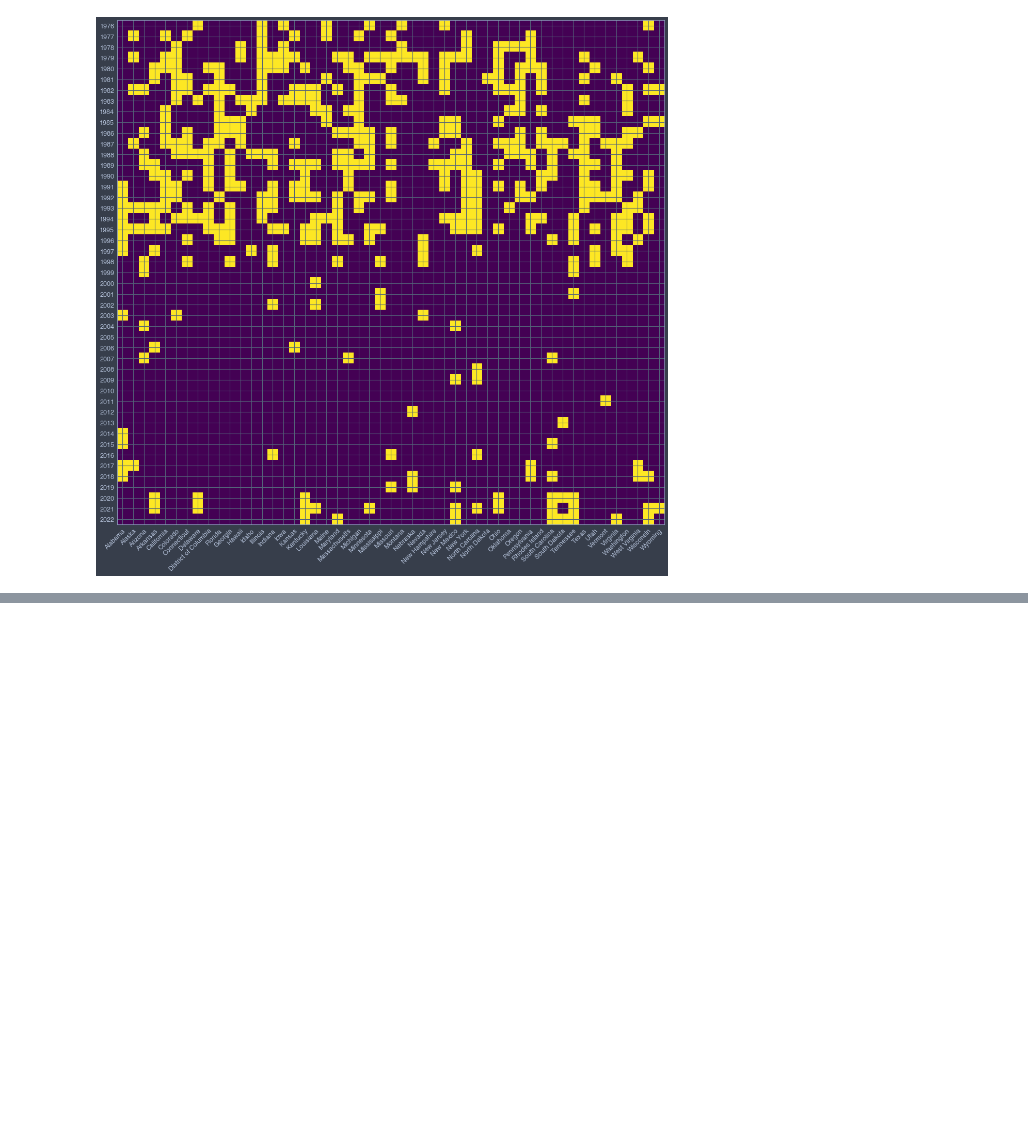
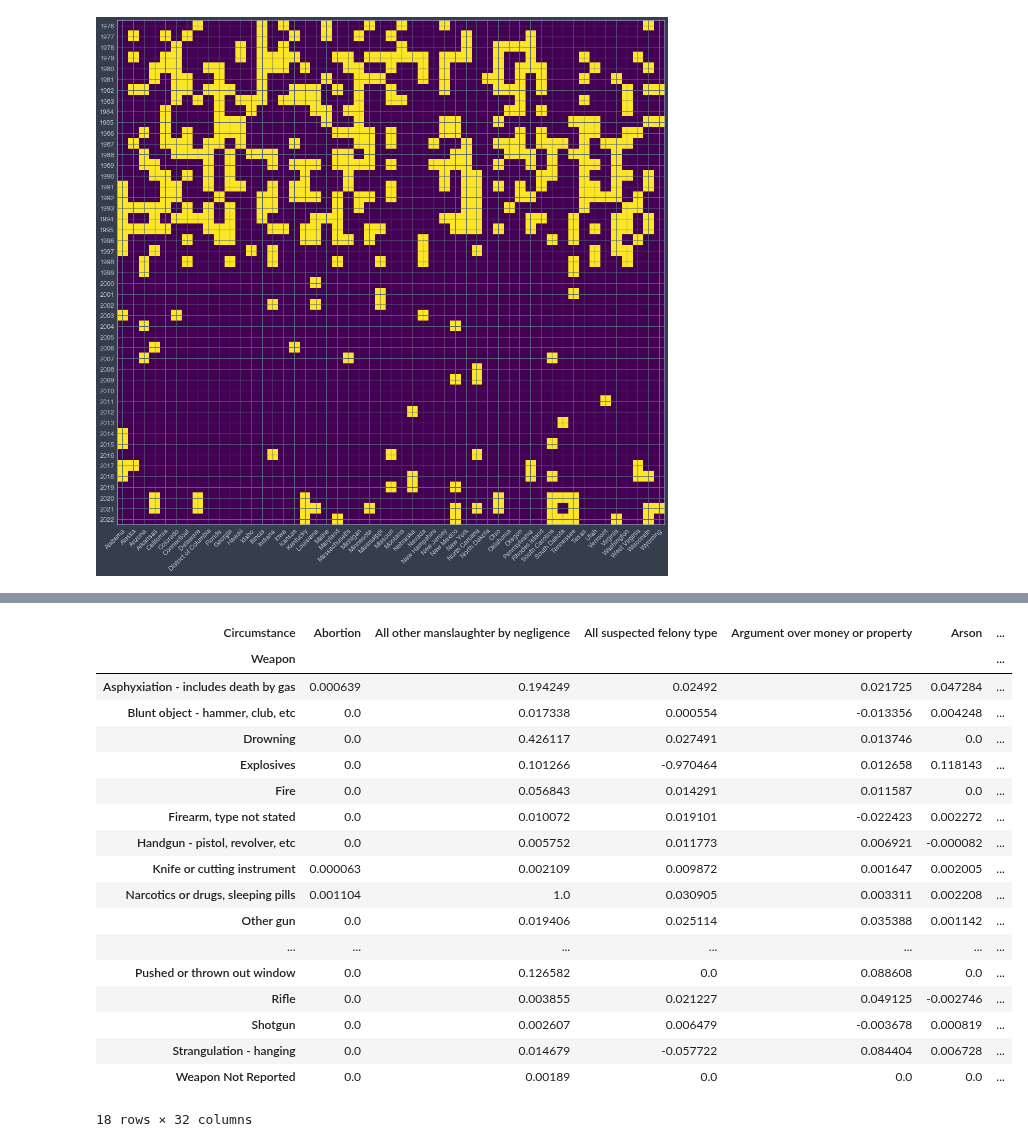
Before and after one commit to fadeeva/weird_projects, a Jupyter notebook: Serial_Killers/Outliers_in_Murder_Accountability_Project.ipynb, the cells around one changed output, grey strips where cells are left out. Drawn from its saved outputs; the diff is of its cells as text; code cells hidden in the pictures; blank space fills up the shorter version.

Commit message:
move weapons info to outliers

```diff
--- a/Serial_Killers/Outliers_in_Murder_Accountability_Project.ipynb
+++ b/Serial_Killers/Outliers_in_Murder_Accountability_Project.ipynb
@@ -356,0 +385,3 @@ plt.setp(ax.get_xticklabels(), rotation=45, ha="right", rotation_mode="anchor");
+# %%
+min_max_w_c = make_it_min_max(weapon_circum)
+min_max_w_c.head()
@@ -356,0 +424,2 @@ plt.setp(ax.get_xticklabels(), rotation=45, ha="right", rotation_mode="anchor");
+# %%
+states = map_data['State'].to_list()
@@ -356,0 +430,10 @@ plt.setp(ax.get_xticklabels(), rotation=45, ha="right", rotation_mode="anchor");
+# %%
+df = map_data[(map_data['Solved']=='Yes')
+              & (map_data['State']==states[12])].groupby(['Weapon', 'Circumstance']).count()['CNTYFIPS'].to_frame()
+df = pd.pivot_table(df,
+                    index='Weapon',
+                    columns='Circumstance',
+                    values='CNTYFIPS')
+df.fillna(0, inplace=True)
+
+df.head()
@@ -356,0 +449,3 @@ plt.setp(ax.get_xticklabels(), rotation=45, ha="right", rotation_mode="anchor");
+# %%
+min_max_df = make_it_min_max(df)
+min_max_df.head()
@@ -356,0 +461,22 @@ plt.setp(ax.get_xticklabels(), rotation=45, ha="right", rotation_mode="anchor");
+# %%
+min_max_w_c - min_max_df
+# %% [output]
+| Circumstance | Abortion | All other manslaughter by negligence | All suspected felony type | Argument over money or property | Arson | ... |
+| Weapon |  |  |  |  |  | ... |
+| Asphyxiation - includes death by gas | 0.000639 | 0.194249 | 0.02492 | 0.021725 | 0.047284 | ... |
+| Blunt object - hammer, club, etc | 0.0 | 0.017338 | 0.000554 | -0.013356 | 0.004248 | ... |
+| Drowning | 0.0 | 0.426117 | 0.027491 | 0.013746 | 0.0 | ... |
+| Explosives | 0.0 | 0.101266 | -0.970464 | 0.012658 | 0.118143 | ... |
+| Fire | 0.0 | 0.056843 | 0.014291 | 0.011587 | 0.0 | ... |
+| Firearm, type not stated | 0.0 | 0.010072 | 0.019101 | -0.022423 | 0.002272 | ... |
+| Handgun - pistol, revolver, etc | 0.0 | 0.005752 | 0.011773 | 0.006921 | -0.000082 | ... |
+| Knife or cutting instrument | 0.000063 | 0.002109 | 0.009872 | 0.001647 | 0.002005 | ... |
+| Narcotics or drugs, sleeping pills | 0.001104 | 1.0 | 0.030905 | 0.003311 | 0.002208 | ... |
+| Other gun | 0.0 | 0.019406 | 0.025114 | 0.035388 | 0.001142 | ... |
+| ... | ... | ... | ... | ... | ... | ... |
+| Pushed or thrown out window | 0.0 | 0.126582 | 0.0 | 0.088608 | 0.0 | ... |
+| Rifle | 0.0 | 0.003855 | 0.021227 | 0.049125 | -0.002746 | ... |
+| Shotgun | 0.0 | 0.002607 | 0.006479 | -0.003678 | 0.000819 | ... |
+| Strangulation - hanging | 0.0 | 0.014679 | -0.057722 | 0.084404 | 0.006728 | ... |
+| Weapon Not Reported | 0.0 | 0.00189 | 0.0 | 0.0 | 0.0 | ... |
+18 rows × 32 columns
```
Also changed, not shown: parts of 10 cells of this notebook, 1 other file.
